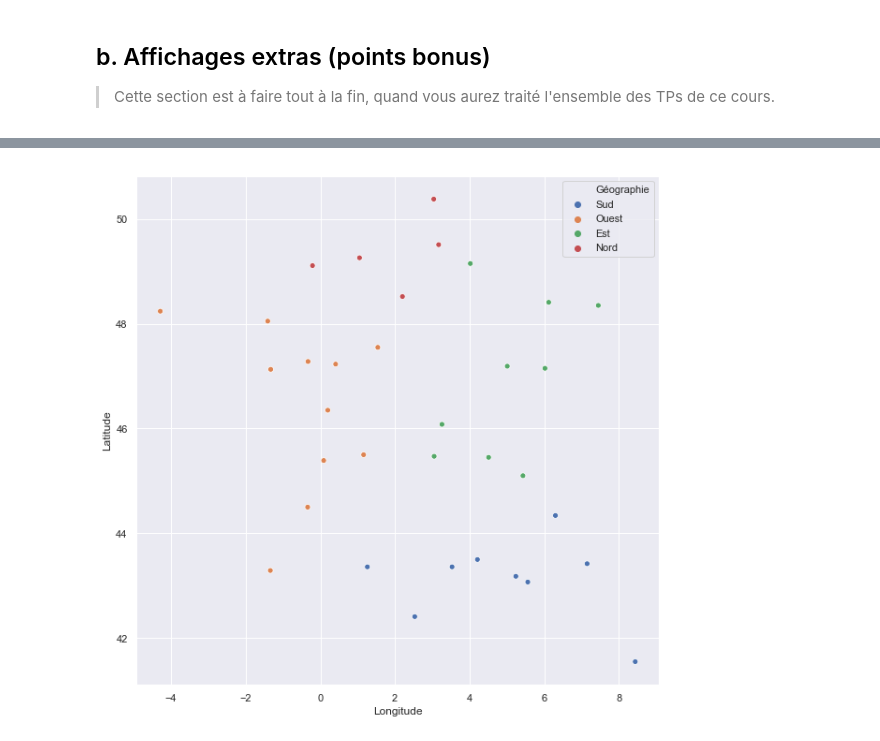
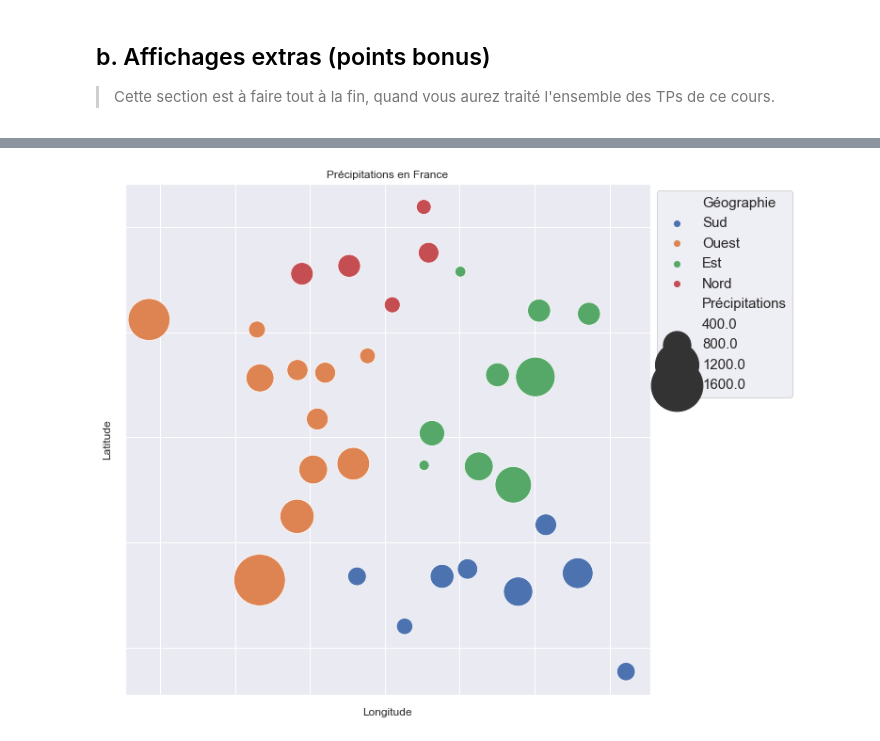
Before and after one commit to campusplage/compte-rendus-randrianjanahary_pla-comes, a Jupyter notebook: TP1_pandas.ipynb, the cells around one changed output, grey strips where cells are left out. Saved outputs shown, nothing was run; the diff lists cells and outputs as text; code cells hidden in the pictures.

```diff
--- a/TP1_pandas.ipynb
+++ b/TP1_pandas.ipynb
@@ -578,14 +566,17 @@ data.head()
 # %%
-data_pluie_geo = data.reset_index().melt(id_vars='Ville',
-                                         value_vars=['Précipitations'],
-                                         value_name='Précipitations')
-
 g = sns.scatterplot(x='Longitude',
                     y='Latitude',
                     hue='Géographie',
+                    size=group_sum['Précipitations'],
+                    sizes=(0,3000),
                     data=data);
 
 # Agrandissement du graphique
 g.get_figure().set_size_inches(10,10);
+
+plt.gca().set_yticklabels(['Latitude'])
+plt.gca().set_xticklabels(['Longitude'])
+plt.title('Précipitations en France');
+plt.gca().legend(prop={'size': 15}, bbox_to_anchor=(1, 1));
 # %% [output]
-[figure, old version]
+[figure, new version]
```
Also changed, not shown: parts of 2 cells of this notebook.
